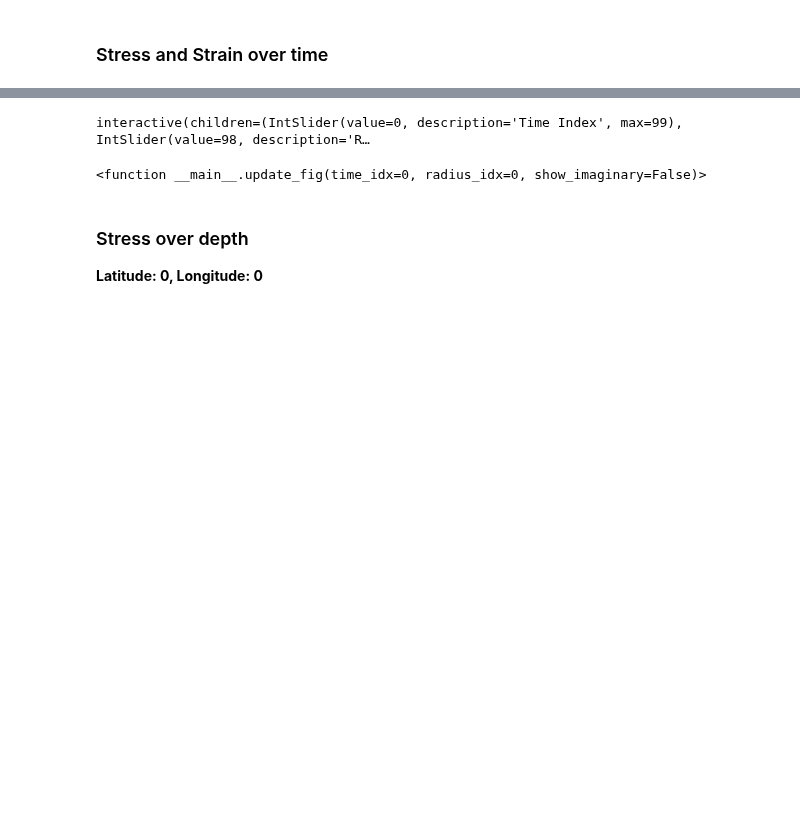
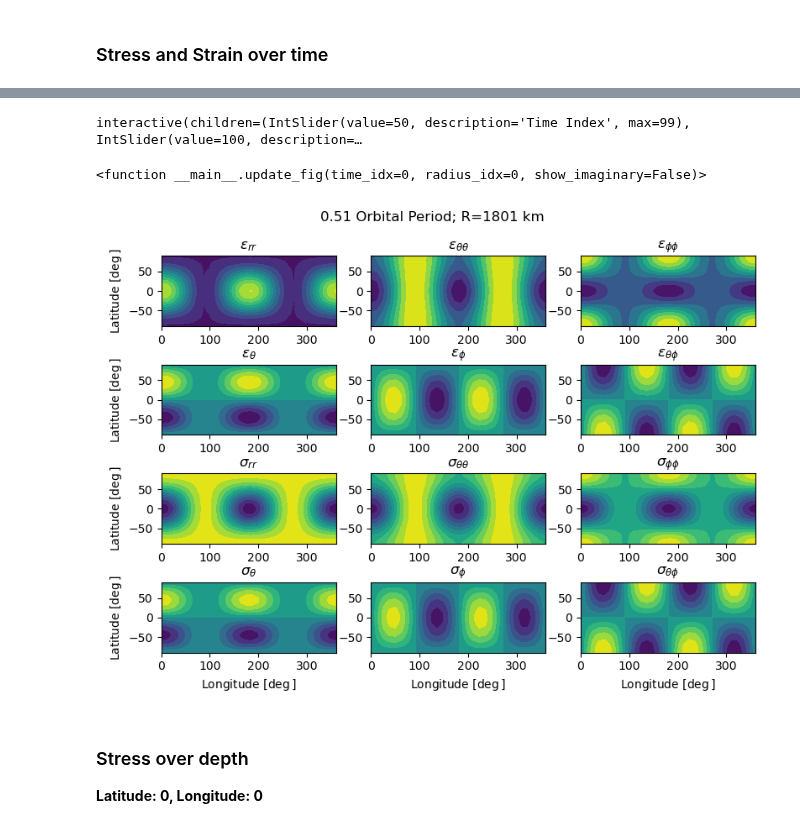
Before and after one commit to jrenaud90/TidalPy, a Jupyter notebook: Demos/6 - Multilayer Heating.ipynb, the cells around one changed output, grey strips where cells are left out. Drawn from its saved outputs; the diff is of its cells as text; code cells hidden in the pictures; blank space fills up the shorter version.

```diff
--- a/Demos/6 - Multilayer Heating.ipynb
+++ b/Demos/6 - Multilayer Heating.ipynb
@@ -404,9 +249,9 @@ strains, stresses = calculate_strain_stress(
     longitude_r,
     colatitude_r,
     time_domain,
-    radii,
-    complex_shears,
-    bulk_modulus_array,
+    radial_solution.radius_array,
+    rs_inputs.complex_shear_modulus_array,
+    rs_inputs.complex_bulk_modulus_array,
     orbital_freq,
     degree_l=2)
 
@@ -418,7 +263,7 @@ stress_rr, stress_thth, stress_phph, stress_rth, stress_rph, stress_thph = stres
 # %% [markdown]
 ### Stress and Strain over time
 # %%
-%matplotlib notebook
+%matplotlib widget
 
 # Plot results
 fig_strain_time, axes_stress_strain_time = plt.subplots(ncols=3, nrows=4, figsize=(8, 6))
@@ -426,7 +271,7 @@ fig_strain_time, axes_stress_strain_time = plt.subplots(ncols=3, nrows=4, figsiz
 def update_fig(time_idx=0, radius_idx=0, show_imaginary=False):
 
     orbital_period_now = time_domain[time_idx] / orbital_period
-    depth_now = radii[radius_idx]
+    depth_now = radial_solution.radius_array[radius_idx]
 
     str_pre = ''
     str_post = ''
@@ -439,7 +284,7 @@ def update_fig(time_idx=0, radius_idx=0, show_imaginary=False):
             return np.imag(arry)
 
     fig_strain_time.suptitle(f'{orbital_period_now:0.2f} Orbital Period; R={depth_now/1000:0.0f} km')
-    tensor_txts = {0: 'rr', 1: '\\theta\\theta}', 2: '\\phi\\phi', 3: 'r\\theta', 4: 'r\\phi', 5: '\\theta\\phi'}
+    tensor_txts = {0: 'rr', 1: r'\theta\theta', 2: r'\phi\phi', 3: r'\theta', 4: r'\phi', 5: r'\theta\phi'}
     ax_i = 0
     ax_j = 0
 
@@ -461,12 +306,12 @@ def update_fig(time_idx=0, radius_idx=0, show_imaginary=False):
         stress_ax.contourf(longitude, latitude, scale_func(stress_variable.T), 10)
 
         if ax_j == 0:
-            strain_ax.set(ylabel='Latitude [$\deg$]')
-            stress_ax.set(ylabel='Latitude [$\deg$]')
+            strain_ax.set(ylabel=r'Latitude [$\deg$]')
+            stress_ax.set(ylabel=r'Latitude [$\deg$]')
         if ax_i == 1:
-            stress_ax.set(xlabel='Longitude [$\deg$]')
-        strain_ax.set(title=str_pre+'$\\epsilon_{'+f'{tensor_txt}'+'}$'+str_post, xlim=(0, 360), ylim=(-90, 90))
-        stress_ax.set(title=str_pre+'$\\sigma_{'+f'{tensor_txt}'+'}$'+str_post, xlim=(0, 360), ylim=(-90, 90))
+            stress_ax.set(xlabel=r'Longitude [$\deg$]')
+        strain_ax.set(title=str_pre+r'$\epsilon_{'+f'{tensor_txt}'+'}$'+str_post, xlim=(0, 360), ylim=(-90, 90))
+        stress_ax.set(title=str_pre+r'$\sigma_{'+f'{tensor_txt}'+'}$'+str_post, xlim=(0, 360), ylim=(-90, 90))
 
         ax_j += 1
         if ax_j == 3:
@@ -477,7 +322,9 @@ def update_fig(time_idx=0, radius_idx=0, show_imaginary=False):
     plt.subplots_adjust(wspace=.2, hspace=0.55)
 
 interact(update_fig,
-         time_idx=widgets.IntSlider(min=0, max=len(time_domain)-1, step=1, value=0, description='Time Index'),
-         radius_idx=widgets.IntSlider(min=0, max=len(radii)-1, step=int(len(radii)/20), value=len(radii)-2, description='Radius Index'),
+         time_idx=widgets.IntSlider(min=0, max=len(time_domain)-1, step=1, value=int(len(time_domain)/2), description='Time Index'),
+         radius_idx=widgets.IntSlider(min=0, max=len(radial_solution.radius_array)-1,
+                                      step=int(len(radial_solution.radius_array)/20),
+                                      value=len(radial_solution.radius_array)-2, description='Radius Index'),
          show_imaginary=False)
 # %% [output]
@@ -486,5 +331,6 @@ interact(update_fig,
-interactive(children=(IntSlider(value=0, description='Time Index', max=99), IntSlider(value=98, description='R…
+interactive(children=(IntSlider(value=50, description='Time Index', max=99), IntSlider(value=100, description=…
 <function __main__.update_fig(time_idx=0, radius_idx=0, show_imaginary=False)>
+[figure, added]
 # %% [markdown]
 ### Stress over depth
 **Latitude: 0, Longitude: 0**
```
Also changed, not shown: parts of 18 cells of this notebook, 10 other files.
